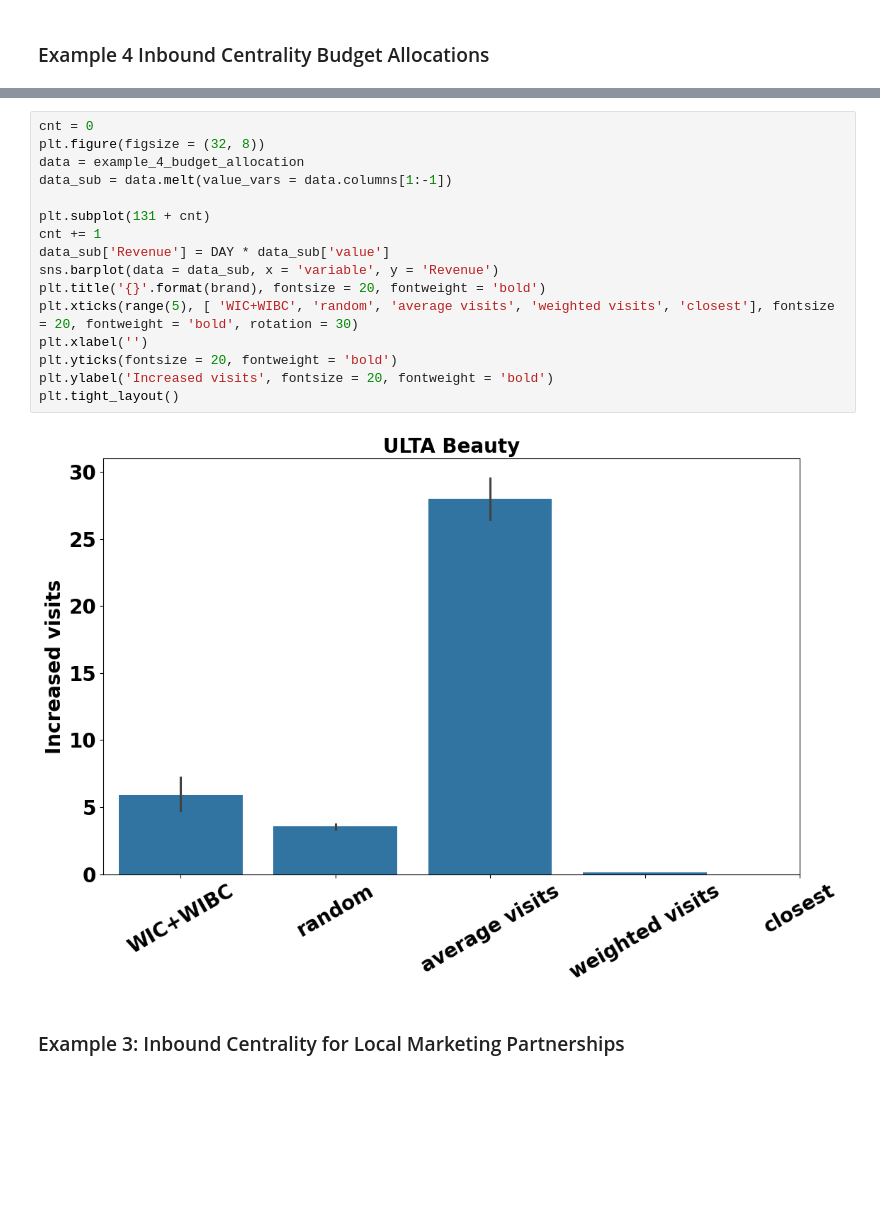
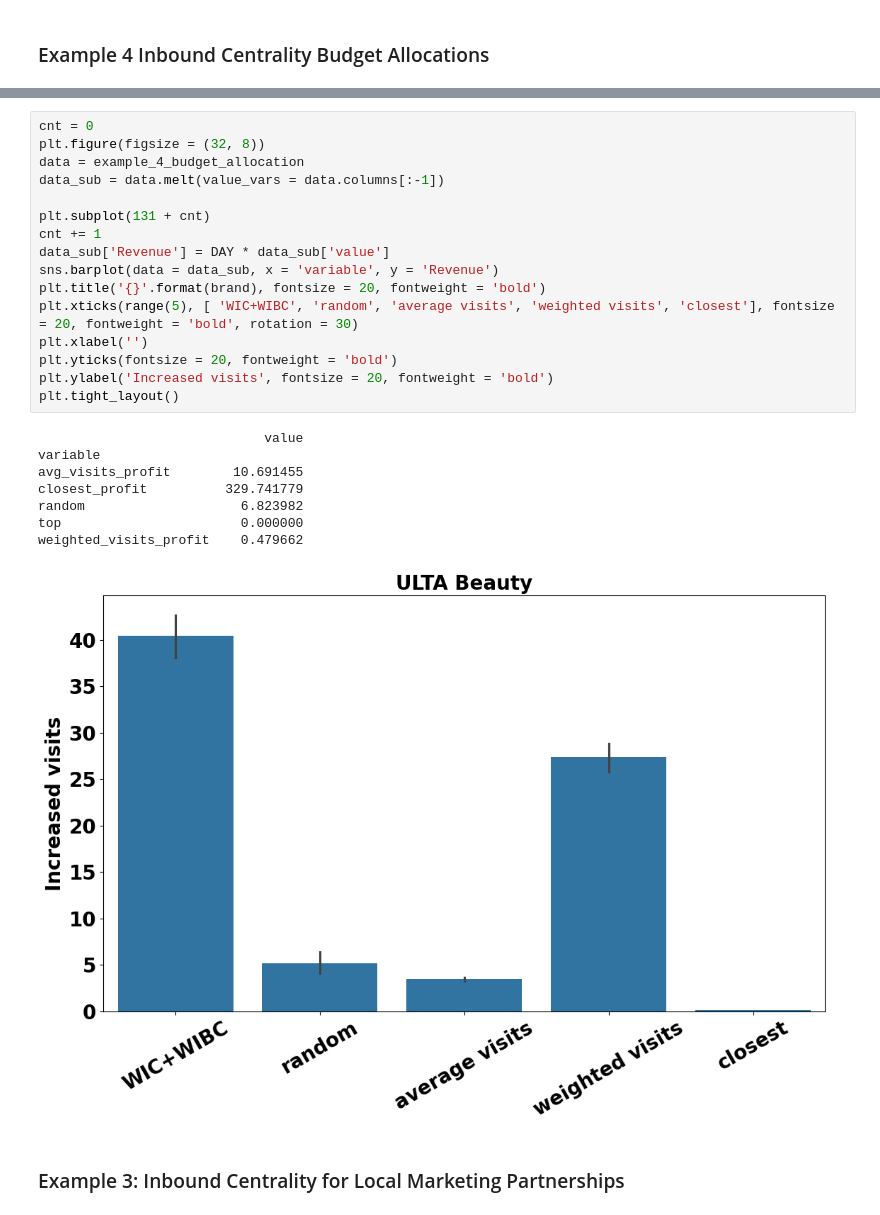
Before and after one commit to embedded-robotics/local-business-network, a Jupyter notebook: part3_visuals_tables/visuals_tables.ipynb, the cells around one changed output, grey strips where cells are left out. Drawn from its saved outputs; the diff is of its cells as text; blank space fills up the shorter version.

```diff
--- a/part3_visuals_tables/visuals_tables.ipynb
+++ b/part3_visuals_tables/visuals_tables.ipynb
@@ -587,21 +605,28 @@ example_4_budget_allocation
 # %%
 cnt = 0
 plt.figure(figsize = (32, 8))
 data = example_4_budget_allocation
-data_sub = data.melt(value_vars = data.columns[1:-1])
+data_sub = data.melt(value_vars = data.columns[:-1])
 
 plt.subplot(131 + cnt)
 cnt += 1
 data_sub['Revenue'] = DAY * data_sub['value']
 sns.barplot(data = data_sub, x = 'variable', y = 'Revenue')
 plt.title('{}'.format(brand), fontsize = 20, fontweight = 'bold')
 plt.xticks(range(5), [ 'WIC+WIBC', 'random', 'average visits', 'weighted visits', 'closest'], fontsize = 20, fontweight = 'bold', rotation = 30)
 plt.xlabel('')
 plt.yticks(fontsize = 20, fontweight = 'bold')
 plt.ylabel('Increased visits', fontsize = 20, fontweight = 'bold')
 plt.tight_layout()
 # %% [output]
+                             value
+variable
+avg_visits_profit        10.691455
+closest_profit          329.741779
+random                    6.823982
+top                       0.000000
+weighted_visits_profit    0.479662
-[figure, old version]
+[figure, new version]
 # %% [markdown]
 ### Example 3: Inbound Centrality for Local Marketing Partnerships
 # %%
```
Also changed, not shown: parts of 7 cells of this notebook.
